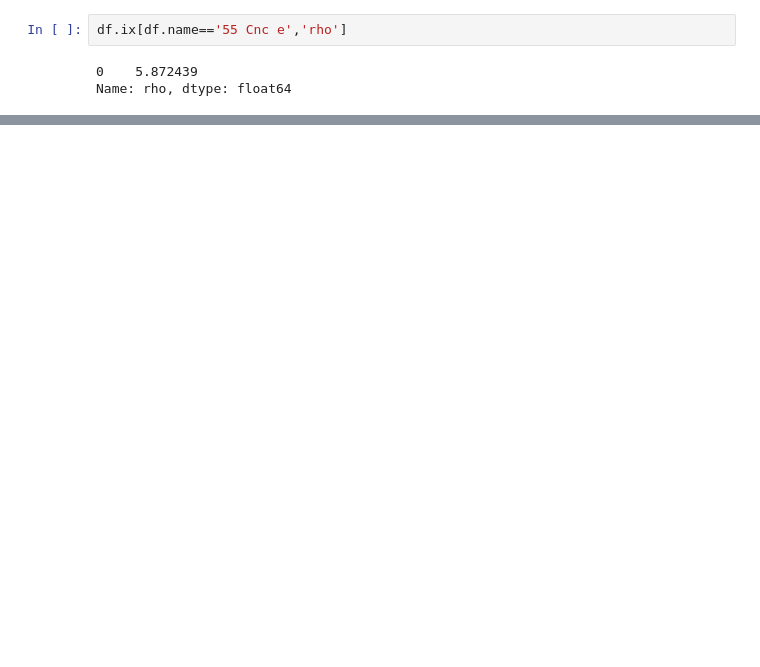
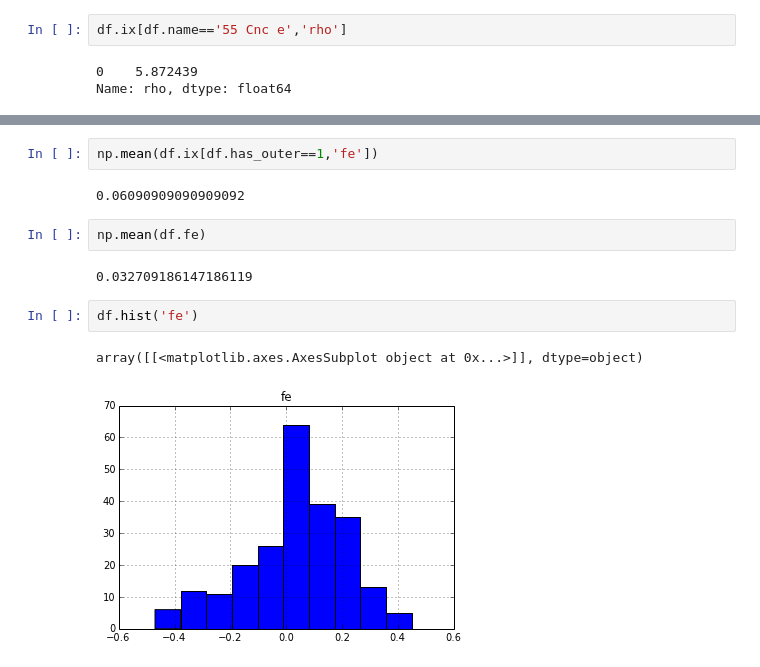
Before and after one commit to sealauren/IDL-programs, a Jupyter notebook: doppler_rvs/75732/multiplanet_stats.ipynb, the cells around one changed output, grey strips where cells are left out. Cells and saved outputs as stored; diff of their text form; blank space fills up the shorter version.

```diff
--- a/doppler_rvs/75732/multiplanet_stats.ipynb
+++ b/doppler_rvs/75732/multiplanet_stats.ipynb
@@ -159,0 +167,13 @@ print 2.59*3**0.87
+# %%
+np.mean(df.ix[df.has_outer==1,'fe'])
+# %% [output]
+0.06090909090909092
+# %%
+np.mean(df.fe)
+# %% [output]
+0.032709186147186119
+# %%
+df.hist('fe')
+# %% [output]
+array([[<matplotlib.axes.AxesSubplot object at 0x...>]], dtype=object)
+[figure, added]
```
Also changed, not shown: parts of 4 cells of this notebook.
